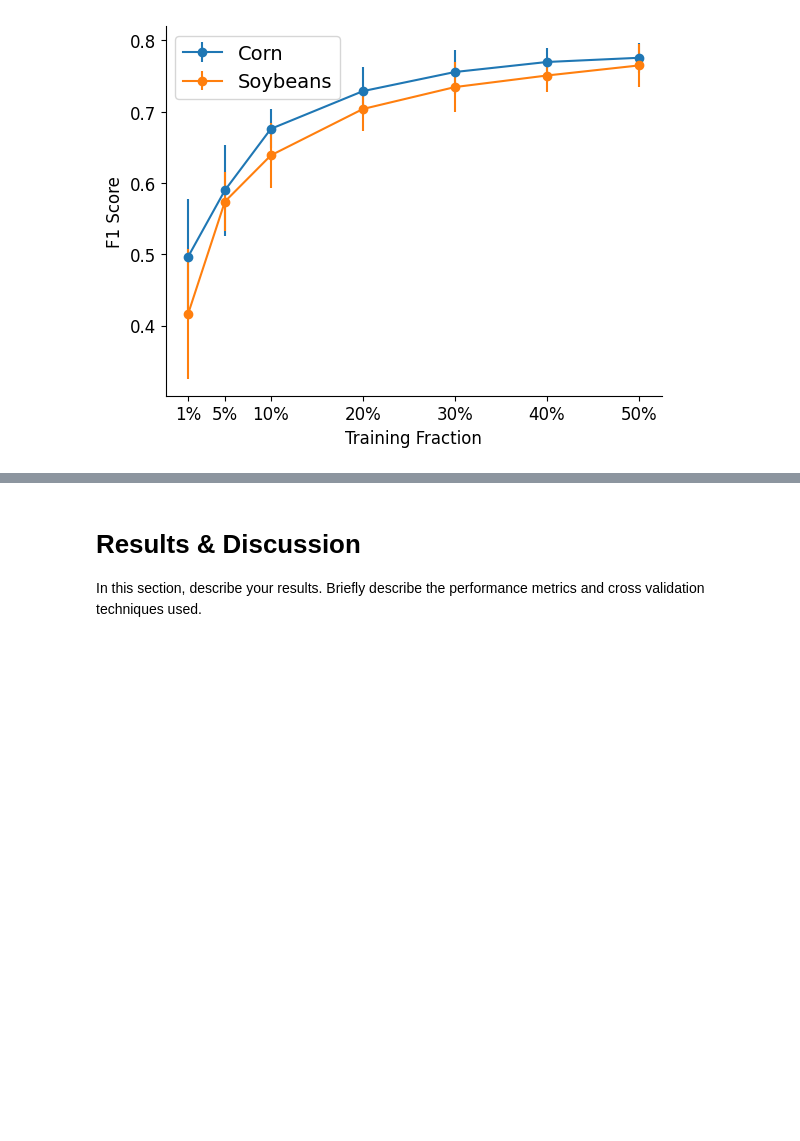
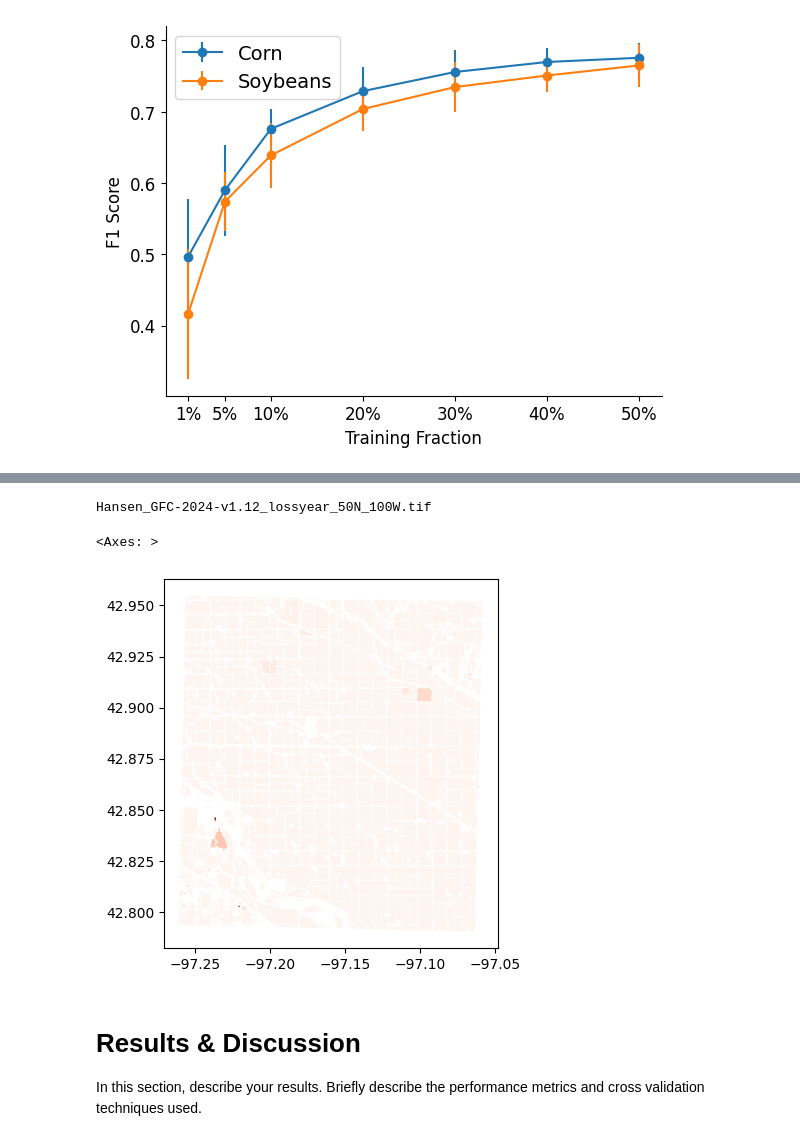
Before and after one commit to fieldsoftheworld/neurips2025-ccai-tutorial, a Jupyter notebook: 0.0-agriculture-monitoring-with-ftw.ipynb, the cells around one changed output, grey strips where cells are left out. Cells and saved outputs as stored; diff of their text form; code cells hidden in the pictures; blank space fills up the shorter version.

Commit message:
Add forest loss use case

```diff
--- a/0.0-agriculture-monitoring-with-ftw.ipynb
+++ b/0.0-agriculture-monitoring-with-ftw.ipynb
@@ -314,3 +340,0 @@ assert np.all(field_boundaries_warped.geometry.is_valid)
-# %%
-# TODO: remove
-field_boundaries_warped = gpd.read_file("ftw_boundaries_14TPN_summer_2023_warped.gpkg")
@@ -415,0 +434,4 @@ features_per_field = np.array(feature_per_field)
+# %%
+# warp the fields to the CDL CRS
+with rasterio.open(f"data/cdl/{year}_30m_cdls.tif") as cdl_ds:
+    field_boundaries_warped = field_boundaries.to_crs(cdl_ds.crs)
@@ -645,0 +702,8 @@ plt.close()
+# %%
+# get min, max lat and min, max lon from bbox_string
+bbox = [float(x) for x in bbox_string.split(",")]
+min_lon, min_lat, max_lon, max_lat = bbox
+glad_filename = utils.hansen_filenames_from_bbox(min_lat, max_lat, min_lon, max_lon, layer="lossyear")[0]
+print(glad_filename)
+# %% [output]
+Hansen_GFC-2024-v1.12_lossyear_50N_100W.tif
@@ -645,0 +713,4 @@ plt.close()
+# %%
+# warp the fields to the GLAD CRS
+with rasterio.open(f"data/{glad_filename}") as glad_ds:
+    field_boundaries_warped = field_boundaries.to_crs(glad_ds.crs)
@@ -646,3 +720,25 @@ plt.close()
+# %%
+forest_loss_vals = []
+with rasterio.open(f"data/{glad_filename}") as f:
+    for geom in tqdm(field_boundaries_warped.geometry.values):
+        out_image, out_transform = rasterio.mask.mask(
+            f,
+            [geom],
+            crop=True,
+            all_touched=True,
+        )
+        out_image = out_image.squeeze().flatten().mean()
+        forest_loss_vals.append(out_image)
+
+forest_loss_vals = np.array(forest_loss_vals)
+field_boundaries_warped["mean_lossyear"] = forest_loss_vals
+# %%
+# plot field_boundaries_warped and color by mean_lossyear
+field_boundaries_warped.plot(column="mean_lossyear", cmap="Reds")
+# TODO add legend/colorbar
+# %% [output]
+<Axes: >
+[figure, added]
 # %% [markdown]
 <a name="results-and-discussion"></a>
 # Results & Discussion
```
Also changed, not shown: parts of 41 cells of this notebook, 1 other file.
